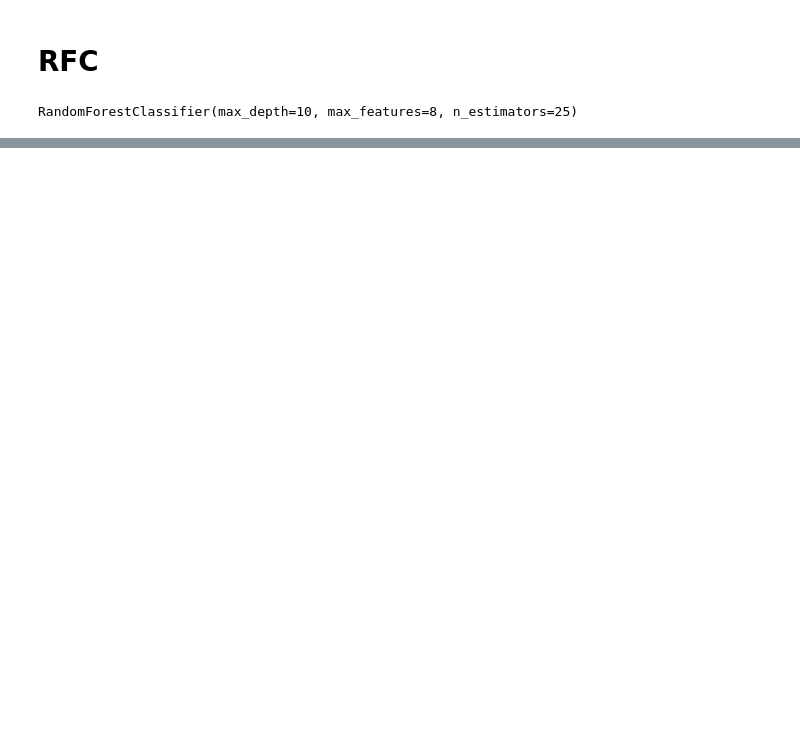
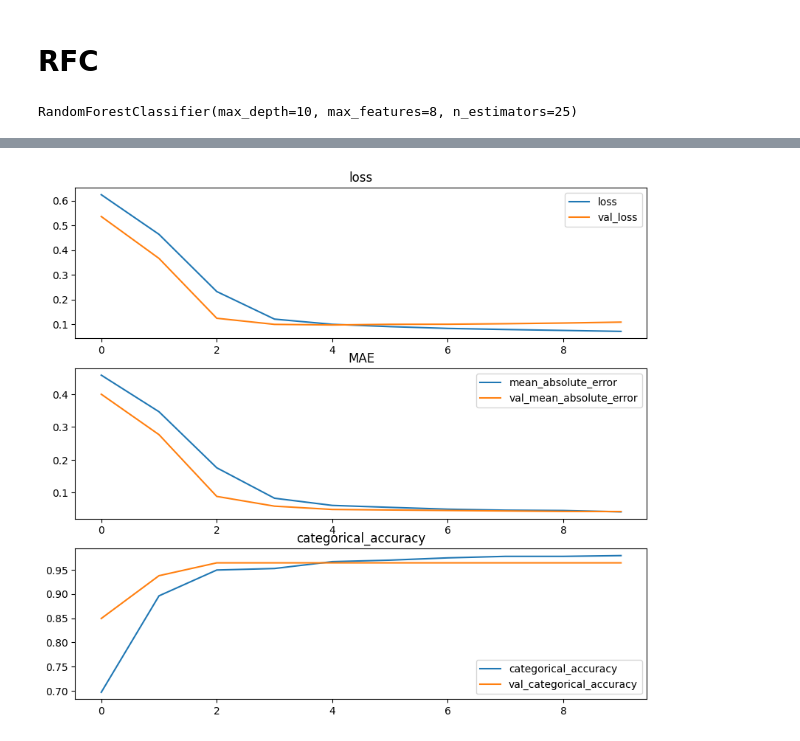
Before and after one commit to MahyarFardin/Ad-click-prediction, a Jupyter notebook: Ad_ClickedOrNot.ipynb, the cells around one changed output, grey strips where cells are left out. Drawn from its saved outputs; the diff is of its cells as text; code cells hidden in the pictures; blank space fills up the shorter version.

```diff
--- a/Ad_ClickedOrNot.ipynb
+++ b/Ad_ClickedOrNot.ipynb
@@ -204,20 +200,20 @@ ytrain_tmp.shape
 # %%
 model = Sequential()
-model.add(Dense(32, activation = tensorflow.keras.activations.relu, input_shape = (11,)))
-model.add(Dense(32, activation = tensorflow.keras.activations.relu))
+model.add(Dense(16, activation = tensorflow.keras.activations.relu, input_shape = (11,)))
+# model.add(Dense(32, activation = tensorflow.keras.activations.relu))
 # model.add(MaxPool1D())
 # model.add(Normalization())
-model.add(Dense(16, activation = tensorflow.keras.activations.relu))
-model.add(Dense(16, activation = tensorflow.keras.activations.relu))
+model.add(Dense(8, activation = tensorflow.keras.activations.relu))
+# model.add(Dense(16, activation = tensorflow.keras.activations.relu))
 
-model.add(Dense(8, activation = tensorflow.keras.activations.relu))
-model.add(Dense(8, activation = tensorflow.keras.activations.relu))
+model.add(Dense(4, activation = tensorflow.keras.activations.relu))
+# model.add(Dense(8, activation = tensorflow.keras.activations.relu))
 # model.add(MaxPool1D())
 # model.add(Normalization())
-model.add(Dense(4, activation = tensorflow.keras.activations.relu))
-model.add(Dense(4, activation = tensorflow.keras.activations.softmax))
+# model.add(Dense(4, activation = tensorflow.keras.activations.relu))
+# model.add(Dense(4, activation = tensorflow.keras.activations.relu))
 
-model.add(Dense(2, activation = tensorflow.keras.activations.relu))
+# model.add(Dense(2, activation = tensorflow.keras.activations.relu))
 model.add(Dense(2, activation = tensorflow.keras.activations.softmax))
 # model.add(MaxPool1D())
 # model.add(Normalization())
@@ -244,5 +240,5 @@ Trainable params: 2,520
 Non-trainable params: 0
 _________________________________________________________________
 # %%
-model.fit(xtrain_scaled, ytrain_encoded, batch_size = 10, epochs = 30, validation_split = .15)
+model.fit(xtrain_scaled, ytrain_encoded, batch_size = 5, epochs = 10, validation_split = .15)
 # %% [output]
@@ -266 +265,27 @@ Epoch 30/30
 <keras.callbacks.History at 0x...>
+# %%
+history = model.history.history
+# %%
+plt.figure(figsize=(10, 9))
+
+plt.subplot(3, 1, 1)
+plt.title("loss")
+plt.plot(history['loss'])
+plt.plot(history['val_loss'])
+plt.legend(["loss", "val_loss"])
+
+plt.subplot(3, 1, 2)
+plt.title("MAE")
+plt.plot(history['mean_absolute_error'])
+plt.plot(history['val_mean_absolute_error'])
+plt.legend(["mean_absolute_error", "val_mean_absolute_error"])
+
+plt.subplot(3, 1, 3)
+plt.title("categorical_accuracy")
+plt.plot(history['categorical_accuracy'])
+plt.plot(history['val_categorical_accuracy'])
+plt.legend(["categorical_accuracy", "val_categorical_accuracy"])
+
+plt.show()
+# %% [output]
+[figure, added]
```
Also changed, not shown: parts of 15 cells of this notebook.
